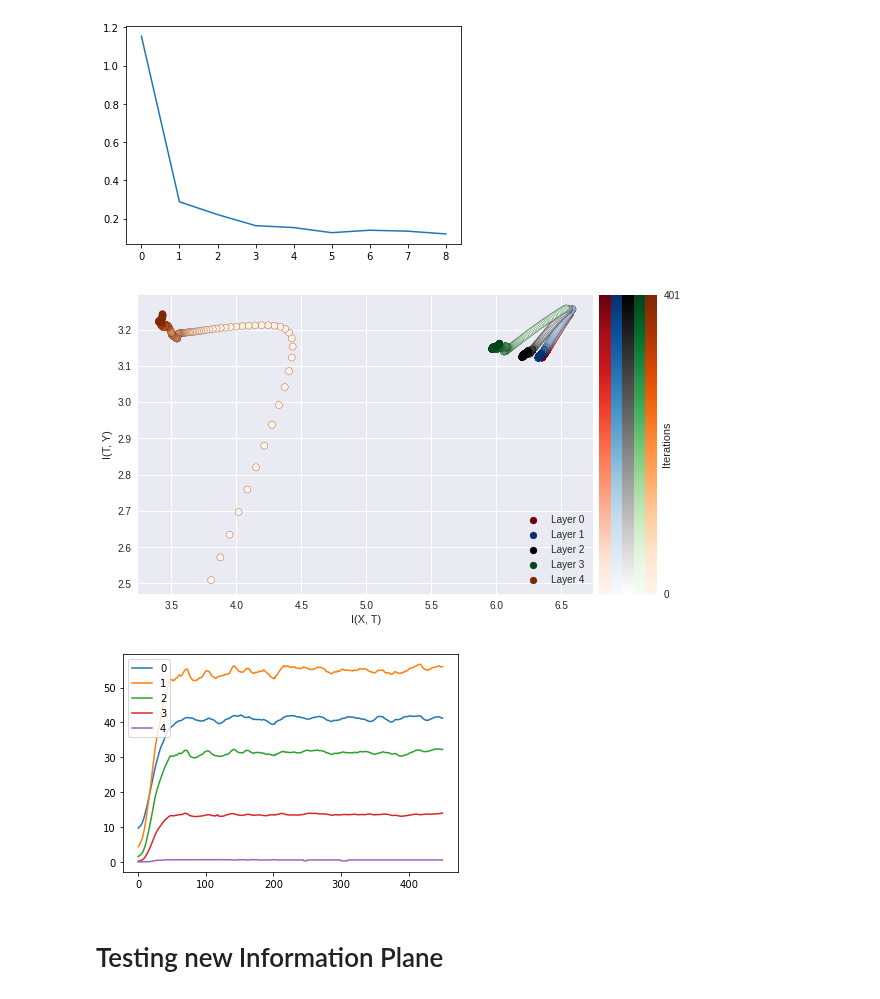
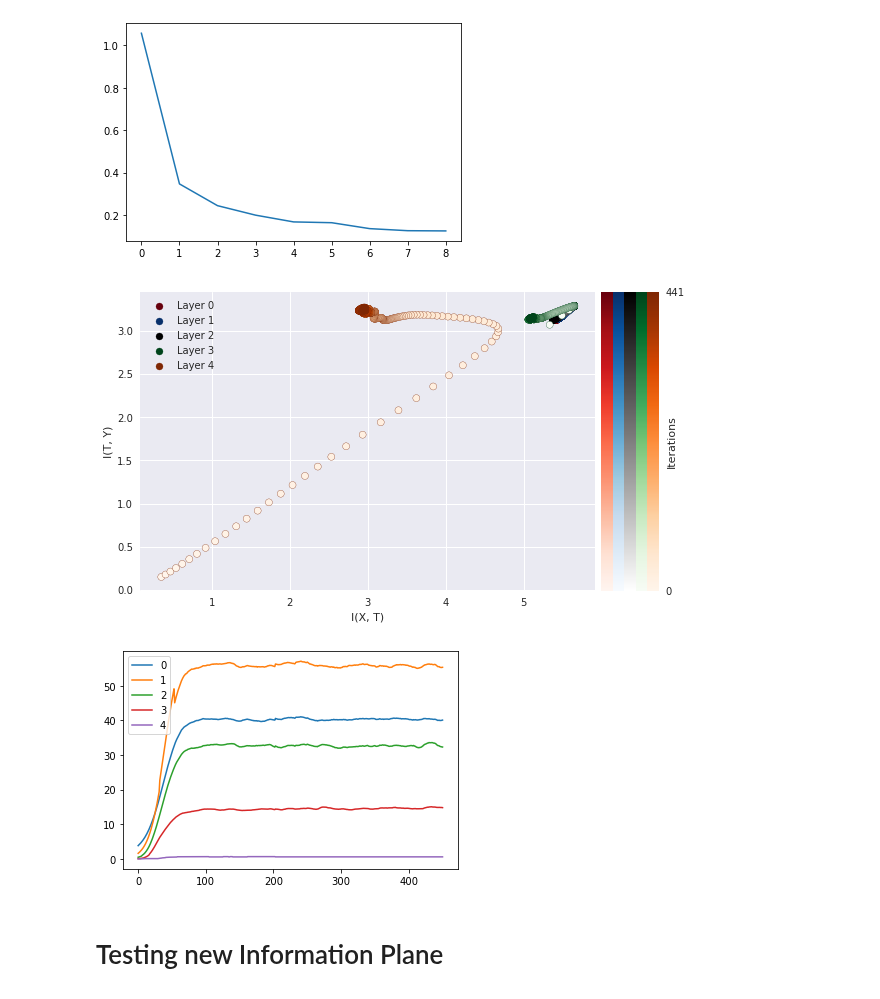
Before and after one commit to SolidusAbi/IPDL, a Jupyter notebook: notebooks/evaluationTest.ipynb, the cells around one changed output. Saved outputs shown, nothing was run; the diff lists cells and outputs as text; code cells hidden in the pictures.

```diff
--- a/notebooks/evaluationTest.ipynb
+++ b/notebooks/evaluationTest.ipynb
@@ -185,13 +185,8 @@ class InformationPlane(torch.nn.Module):
     '''
     def getPossibleSigmaValues(self, x: Tensor) -> list:
         distance = torch.cdist(x, x)
-        # distance = self.dist_mat(x)
         mean_distance = distance[~torch.eye(len(distance), dtype=bool)].mean().item()
         return torch.linspace(0.1, mean_distance*10, self.n_sigmas).tolist()
-
-    def dist_mat(self, x):
-        dist = torch.norm(x[:, None] - x, dim=2)
-        return dist
 
 
     def moving_average(x: Tensor, n=10) -> Tensor :
@@ -341,7 +336,7 @@ from torch.nn.functional import one_hot
 
 
 # transformToTensor = Compose([ ToTensor(), Normalize((0.1307,), (0.3081,))])
-# transformToTensor = Compose([ ToTensor()])
+transformToTensor = Compose([ ToTensor()])
 dataset = torchvision.datasets.MNIST("../datasets/MNIST/", train=True, download=True, transform=transformToTensor)
 train_set, val_set = torch.utils.data.random_split(dataset, [45000, 15000])
 dataloader = DataLoader(train_set, batch_size=100, shuffle=True, num_workers=0)
@@ -358,8 +353,8 @@ val_labels = val_labels.cuda()
 val_labels = one_hot(val_labels, num_classes=10).float()
 
 criterion = nn.CrossEntropyLoss()
-optimizer = optim.SGD(net.parameters(), lr=0.009, momentum=0.9)
-# optimizer = torch.optim.Adam(net.parameters(), lr=0.001)
+# optimizer = optim.SGD(net.parameters(), lr=0.009, momentum=0.9)
+optimizer = torch.optim.Adam(net.parameters(), lr=0.001)
 
 loss_record = []
 
@@ -414,7 +409,7 @@ print('Finished Training')
 plt.plot(loss_record)
 plt.show()
 # %% [output]
-[figure, old version]
+[figure, new version]
 # %%
 def moving_average(a, n=10) :
     ret = np.cumsum(a, dtype=float)
@@ -423,36 +418,39 @@ def moving_average(a, n=10) :
 # %%
 with plt.style.context('seaborn'):
     ips = net.getInformationPlaneLayers()
     colors = ['Reds', 'Blues', 'binary', 'Greens', 'Oranges']
 
     fig = plt.figure(constrained_layout=False)
     gs1 = fig.add_gridspec(nrows=1, ncols=1, left=0.05, right=0.84, wspace=0.05)
     gs2 = fig.add_gridspec(nrows=1, ncols=5, left=0.85, right=0.95, wspace=0)
     f8_ax1 = fig.add_subplot(gs1[:, :])
     f8_ax1.set_xlabel("I(X, T)")
     f8_ax1.set_ylabel("I(T, Y)")
 
     for idx, ip in enumerate(ips):
         cmap = plt.cm.get_cmap(colors[idx])
         Ixt, Ity = ip.getMutualInformation()
-        Ixt = moving_average(Ixt, n=50)
-        Ity = moving_average(Ity, n=50)
+        Ixt = moving_average(Ixt, n=10)
+        Ity = moving_average(Ity, n=10)
         iterations = np.arange(len(Ixt))
         color = np.array([cmap(iterations[-1])])
         sc = f8_ax1.scatter(Ixt, Ity, c=iterations, vmin=0, vmax=iterations.max(), cmap=cmap, edgecolor=color)
         f8_ax1.scatter([], [], c=color, label="Layer {}".format(idx))
 
         f8_ax2 = fig.add_subplot(gs2[0, idx])
         cb = fig.colorbar(sc, cax=f8_ax2, pad=0)
         cb.set_ticks([])
 
+        # if idx > 2:
+        #     break
+
     f8_ax1.legend()
     cb.set_ticks([0, iterations.max()])
     cb.set_label("Iterations", labelpad=-18)
 
     plt.show()
 # %% [output]
-[figure, old version]
+[figure, new version]
 # %%
 from matplotlib import pyplot as plt
 
@@ -463,7 +461,7 @@ for i, ip in enumerate(ips):
 plt.legend()
 plt.show()
 # %% [output]
-[figure, old version]
+[figure, new version]
 # %% [markdown]
 # Testing new Information Plane
 # %%
```
Also changed, not shown: parts of 1 cell of this notebook, 2 other files.
